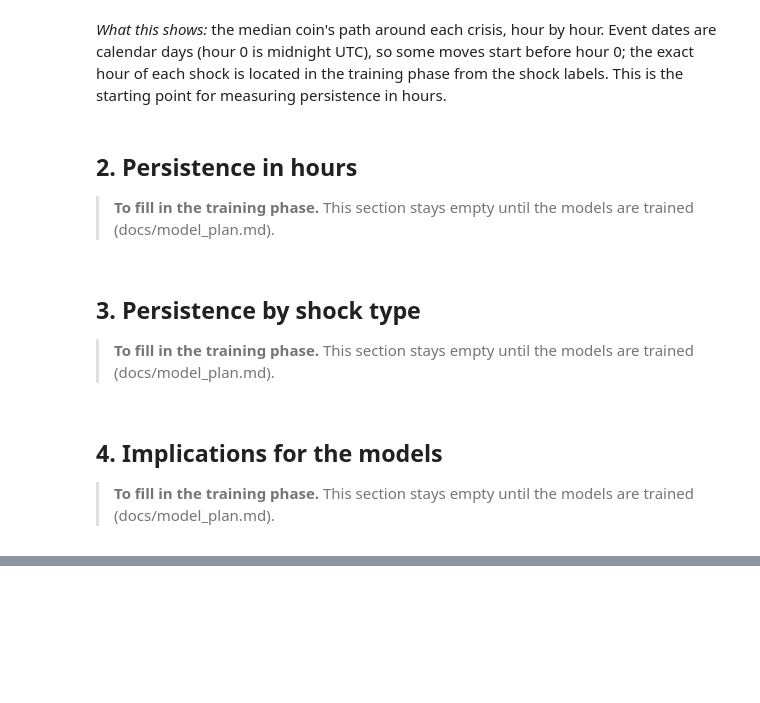
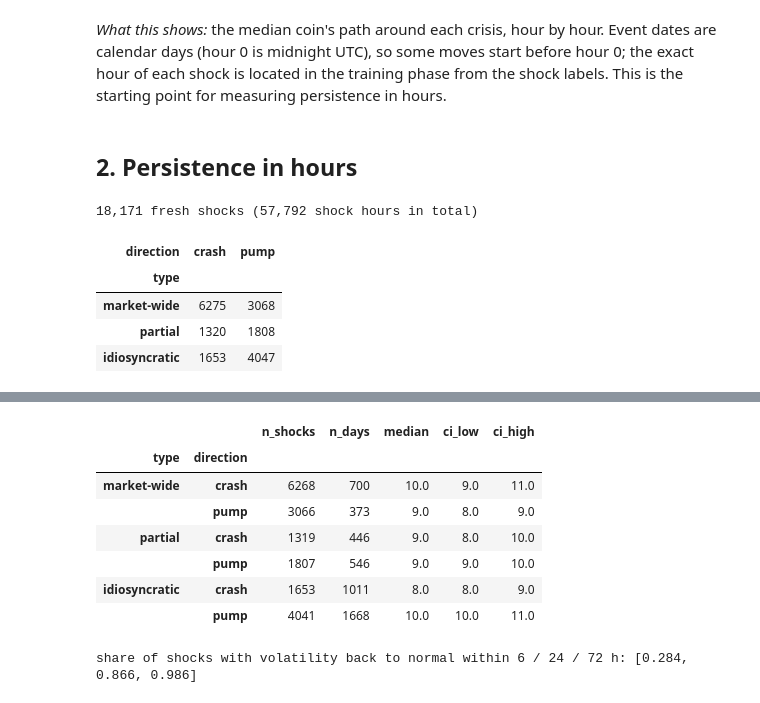
Before and after one commit to da-ksh-esh/CryptoGraph, a Jupyter notebook: notebooks/05_persistence_by_shock_type.ipynb, the cells around one changed output, grey strips where cells are left out. Drawn from its saved outputs; the diff is of its cells as text; code cells hidden in the pictures; blank space fills up the shorter version.

```diff
--- a/notebooks/05_persistence_by_shock_type.ipynb
+++ b/notebooks/05_persistence_by_shock_type.ipynb
@@ -68,15 +74,38 @@ display(ew[ew["hour"].isin([0, 6, 24, 72])].pivot(index="event", columns="hour",
 *What this shows:* the median coin's path around each crisis, hour by hour. Event dates are calendar days
 (hour 0 is midnight UTC), so some moves start before hour 0; the exact hour of each shock is located in the
 training phase from the shock labels. This is the starting point for measuring persistence in hours.
-# %% [markdown]
-## 2. Persistence in hours
-
-> **To fill in the training phase.** This section stays empty until the models are trained (docs/model_plan.md).
-# %% [markdown]
-## 3. Persistence by shock type
-
-> **To fill in the training phase.** This section stays empty until the models are trained (docs/model_plan.md).
-# %% [markdown]
-## 4. Implications for the models
-
-> **To fill in the training phase.** This section stays empty until the models are trained (docs/model_plan.md).
+# %% [markdown]
+## 2. Persistence in hours
+# %%
+from cryptograph.analysis.persistence import abs_z_profile, block_bootstrap_ci, persistence_table, TYPE_ORDER
+
+gi = torch.load(f"{V2}/1h/tgn_events.pt", weights_only=False)["graph_index"]
+coins = list(hp["graph_coins"])
+r1 = hp["X_raw"][:, gi, hp["feature_names"].index("log_return")].numpy().astype(float)
+z1 = hp["shock_z"].numpy()[:, gi].astype(float)
+with np.errstate(divide="ignore", invalid="ignore"):
+    sig = np.where(np.abs(z1) > 1e-9, r1 / z1, np.nan)
+sh, va, act = (hp[k].numpy()[:, gi] for k in ("shock_today", "shock_today_mask", "active"))
+ps = persistence_table(r1, z1, sig, sh, va, act, times, coins)
+ps["period"] = np.array(["train", "val", "test", "other"])[np.clip(hp["split_id"].numpy()[ps["t"]], 0, 3)]
+for c in ("reshock_24h",):
+    ps[c] = ps[c].astype(float)
+print(f"{len(ps):,} fresh shocks ({sh.sum():,} shock hours in total)")
+display(ps.groupby(["type", "direction"]).size().unstack().loc[TYPE_ORDER])
+prof = abs_z_profile(z1, ps, coins, by="type")
+fig = px.line(prof, x="hour", y="mean_abs_z", color="type", category_orders={"type": TYPE_ORDER},
+              title="Mean |z| of the shocked coin around a fresh shock (hour 0 = shock)")
+fig.add_hline(y=float(np.nanmean(np.abs(z1))), line_dash="dot", annotation_text="all-hours average")
+fig.update_layout(height=430)
+fig.show()
+h = block_bootstrap_ci(ps, "hours_to_normal", ["type", "direction"])
+display(h.set_index(["type", "direction"]).loc[TYPE_ORDER].round(1))
+print("share of shocks with volatility back to normal within 6 / 24 / 72 h:",
+      [round(float((ps["hours_to_normal"] <= x).mean()), 3) for x in (6, 24, 72)])
+# %% [output]
+18,171 fresh shocks (57,792 shock hours in total)
+| direction | crash | pump |
+| type |  |  |
+| market-wide | 6275 | 3068 |
+| partial | 1320 | 1808 |
+| idiosyncratic | 1653 | 4047 |
@@ -82,0 +113,9 @@ training phase from the shock labels. This is the starting point for measuring p
+|  |  | n_shocks | n_days | median | ci_low | ci_high |
+| type | direction |  |  |  |  |  |
+| market-wide | crash | 6268 | 700 | 10.0 | 9.0 | 11.0 |
+|  | pump | 3066 | 373 | 9.0 | 8.0 | 9.0 |
+| partial | crash | 1319 | 446 | 9.0 | 8.0 | 10.0 |
+|  | pump | 1807 | 546 | 9.0 | 9.0 | 10.0 |
+| idiosyncratic | crash | 1653 | 1011 | 8.0 | 8.0 | 9.0 |
+|  | pump | 4041 | 1668 | 10.0 | 10.0 | 11.0 |
+share of shocks with volatility back to normal within 6 / 24 / 72 h: [0.284, 0.866, 0.986]
```
Also changed, not shown: parts of 11 cells of this notebook, 12 other files.
